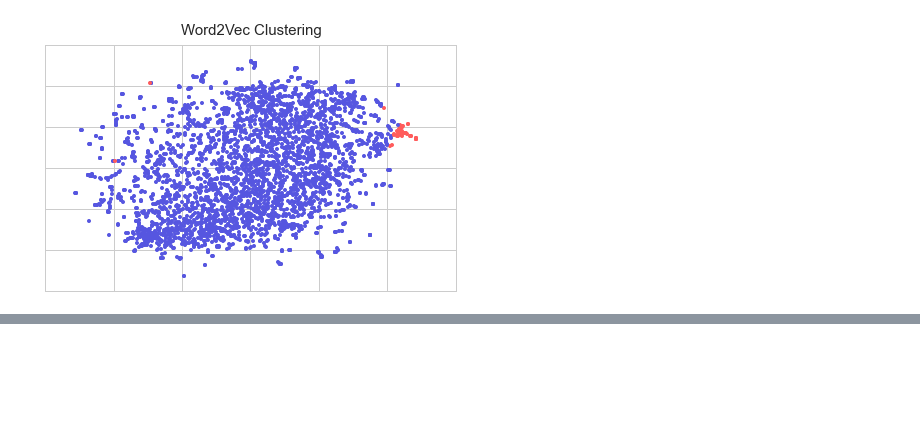
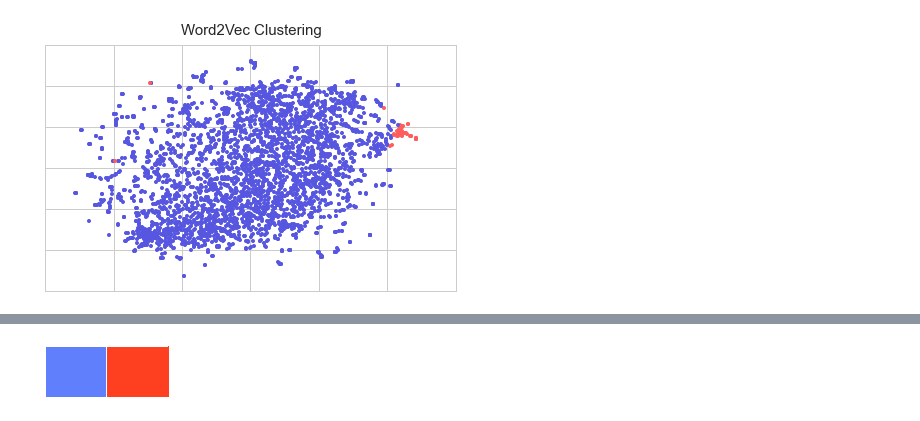
Before and after one commit to yongcho822/Cubs-Sentiment-Analysis-Dashboard, a Jupyter notebook: ExtraAnalysis.ipynb, the cells around one changed output, grey strips where cells are left out. Cells and saved outputs as stored; diff of their text form; code cells hidden in the pictures; blank space fills up the shorter version.

```diff
--- a/ExtraAnalysis.ipynb
+++ b/ExtraAnalysis.ipynb
@@ -384,0 +415,4 @@ for i in range(len(reduced_vecs)):
+# %%
+newcolors = sns.choose_diverging_palette()
+# %% [output]
+[figure, added]
```
Also changed, not shown: parts of 6 cells of this notebook.
